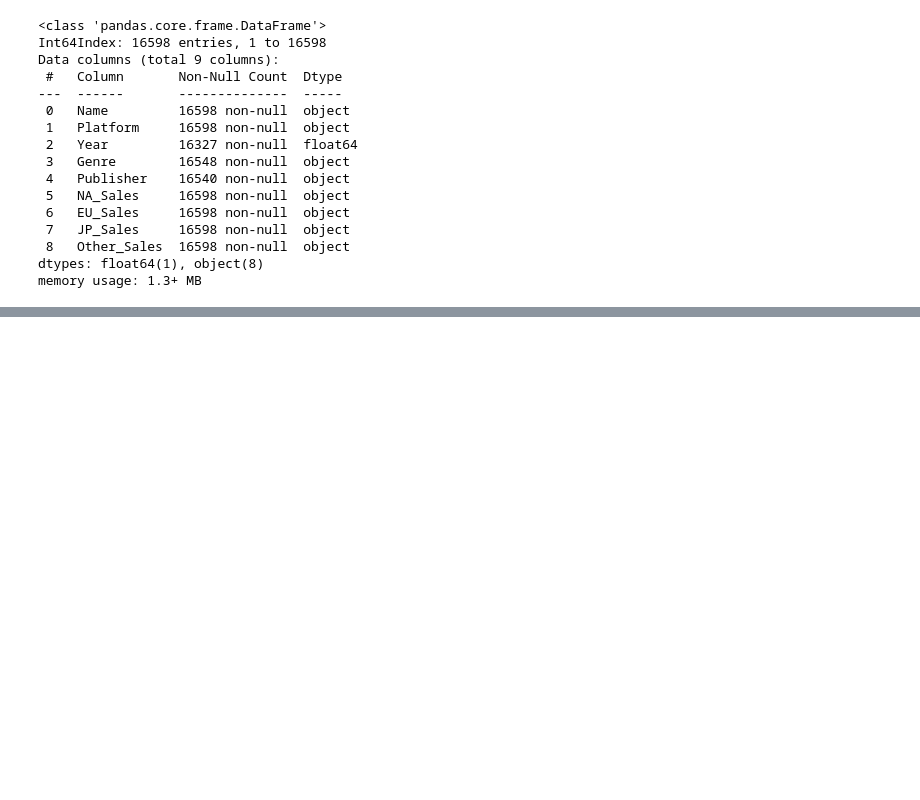
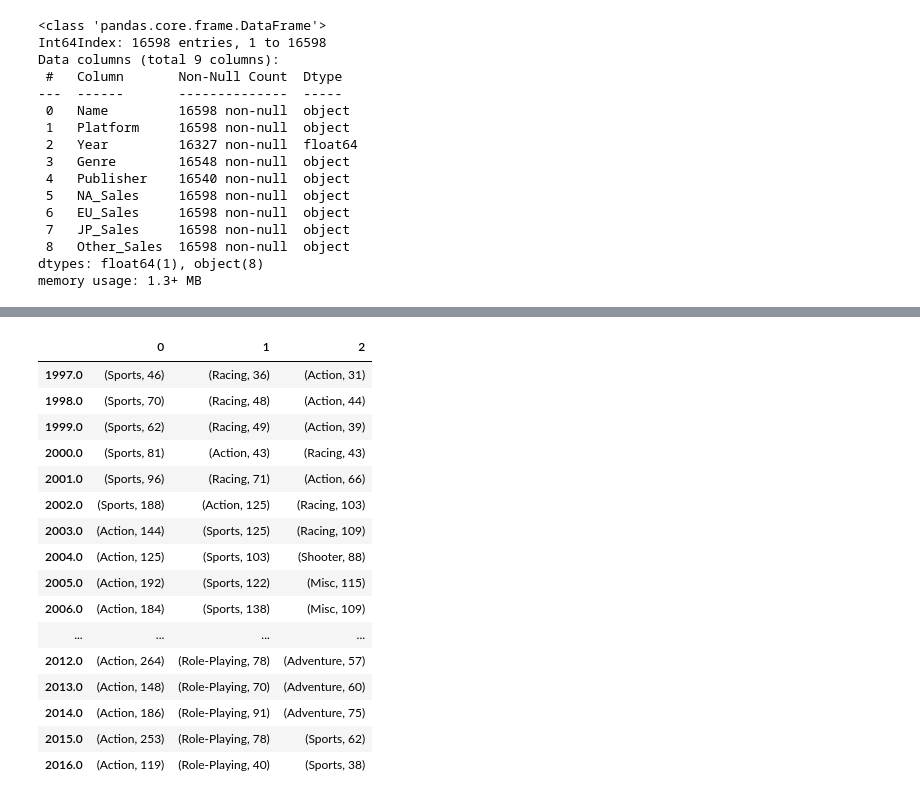
Before and after one commit to Kimtaewookdev/Sec1_project, a Jupyter notebook: AI_13_김태욱_Section1_proj.ipynb, the cells around one changed output, grey strips where cells are left out. Drawn from its saved outputs; the diff is of its cells as text; code cells hidden in the pictures; blank space fills up the shorter version.

```diff
--- a/AI_13_김태욱_Section1_proj.ipynb
+++ b/AI_13_김태욱_Section1_proj.ipynb
@@ -28,6 +31,16 @@ Data columns (total 9 columns):
  8   Other_Sales  16598 non-null  object
 dtypes: float64(1), object(8)
 memory usage: 1.3+ MB
+# %%
+# 연도 특성의 00 년 단위 데이터 조정
+for i in range(1, len(df)+1):
+  if df.at[i,'Year'] <= 50:
+    df.at[i,'Year'] += 2000
+  elif 50 < df.at[i,'Year'] <= 100:
+    df.at[i,'Year'] += 1900
+# %%
+# 퍼블리셔 특성의 'Unknown'을 결측치로 취급
+df['Publisher'] = df['Publisher'].replace('Unknown', np.NAN)
 # %%
 # 출고량 단위는 표기되어있지않으나 M(백만 장)으로 추측
 # 출고량 데이터 중 단위 M이 남아있거나 K(천 장)이 표기된 것 있음
@@ -57 +70,4 @@ memory usage: 1.3+ MB
+# %%
+# 전세계 출고량 특성 추가
+df['Total_Sales'] = df['NA_Sales'] + df['EU_Sales'] + df['JP_Sales'] + df['Other_Sales']
 # %% [markdown]
@@ -60,17 +79,16 @@ memory usage: 1.3+ MB
 ## 장르 결측치 제거
 
 df_g = df.dropna(subset = ['Genre'])
-sales = df.columns[-4:]
+sales = df.columns[-5:-1]
 col_g = sales.insert(0, 'Genre')
 
-def get_top3(df):
+def get_top(df, n=3):
+  top = dict()
   for col in df.columns:
-    print(col)
-    print(df[col].sort_values(ascending=False).head(3))
+    top[col] = dict(df[col].sort_values(ascending=False).head(n)).items()
+  return pd.DataFrame(top).T
 
-# 각 지역의 장르별 시장 비중
-df_g_sum = df_g[col_g].groupby('Genre').sum()
-df_g_sum_per = (df_g_sum * 100 / df_g_sum.sum()).round(3)
-
-get_top3(df_g_sum_per)
+# 각 지역의 장르별 출고량 상위
+df_g_sum = df_g[col_g].groupby('Genre').sum().round(3)
+get_top(df_g_sum)
 # %% [output]
@@ -119,0 +118,25 @@ Name: Other_Sales, dtype: float64
+# %%
+# 연도, 장르 결측치 제거
+df_yg = df.dropna(subset = ['Year', 'Genre'])
+
+# 연도별 게임 발매수가 많은 장르
+genre_n_py = pd.crosstab(df_yg['Year'], df_yg['Genre'])[1997:2016]
+get_top(genre_n_py.T)
+# %% [output]
+|  | 0 | 1 | 2 |
+| 1997.0 | (Sports, 46) | (Racing, 36) | (Action, 31) |
+| 1998.0 | (Sports, 70) | (Racing, 48) | (Action, 44) |
+| 1999.0 | (Sports, 62) | (Racing, 49) | (Action, 39) |
+| 2000.0 | (Sports, 81) | (Action, 43) | (Racing, 43) |
+| 2001.0 | (Sports, 96) | (Racing, 71) | (Action, 66) |
+| 2002.0 | (Sports, 188) | (Action, 125) | (Racing, 103) |
+| 2003.0 | (Action, 144) | (Sports, 125) | (Racing, 109) |
+| 2004.0 | (Action, 125) | (Sports, 103) | (Shooter, 88) |
+| 2005.0 | (Action, 192) | (Sports, 122) | (Misc, 115) |
+| 2006.0 | (Action, 184) | (Sports, 138) | (Misc, 109) |
+| ... | ... | ... | ... |
+| 2012.0 | (Action, 264) | (Role-Playing, 78) | (Adventure, 57) |
+| 2013.0 | (Action, 148) | (Role-Playing, 70) | (Adventure, 60) |
+| 2014.0 | (Action, 186) | (Role-Playing, 91) | (Adventure, 75) |
+| 2015.0 | (Action, 253) | (Role-Playing, 78) | (Sports, 62) |
+| 2016.0 | (Action, 119) | (Role-Playing, 40) | (Sports, 38) |
```
Also changed, not shown: parts of 12 cells of this notebook.
